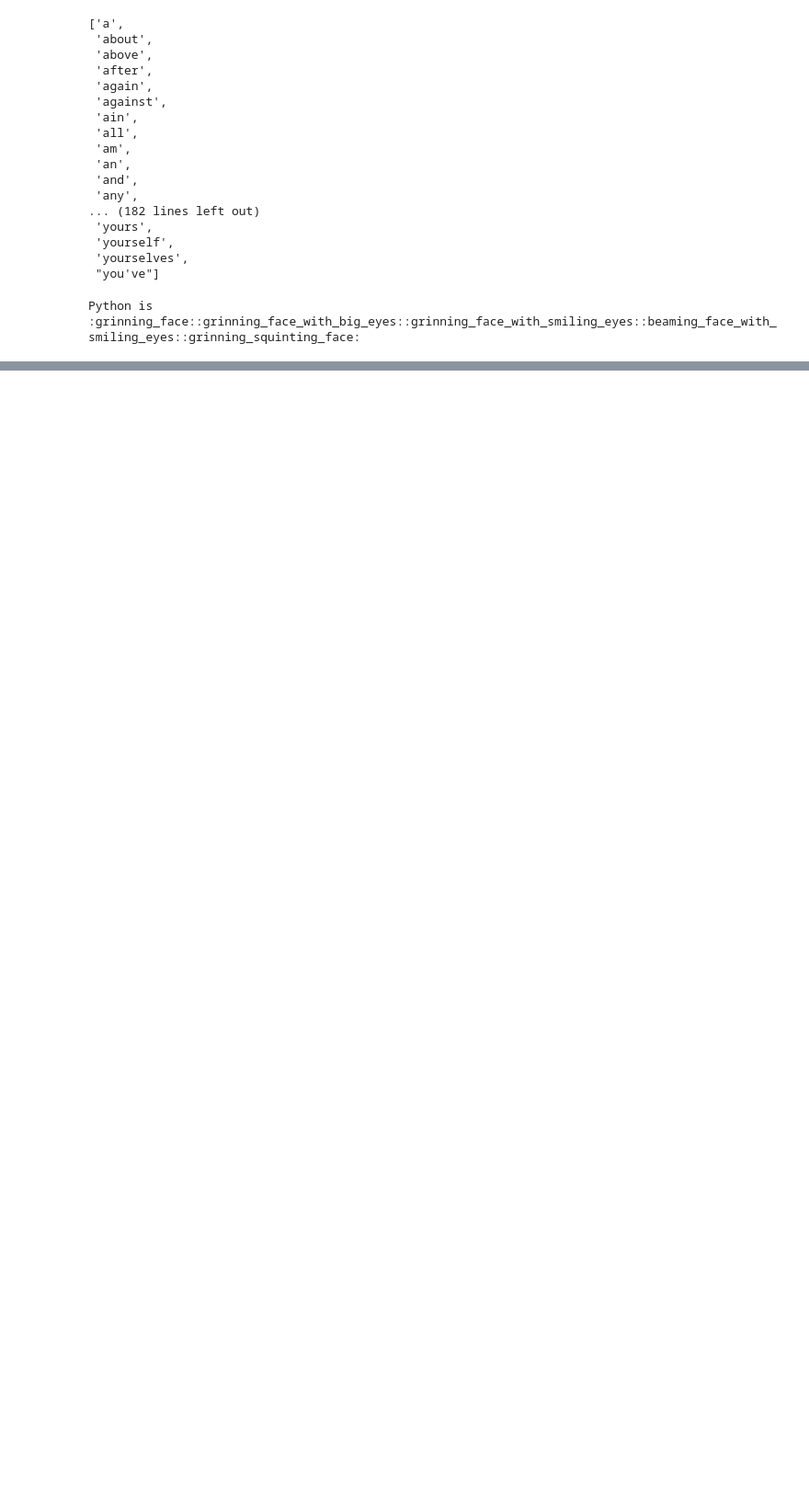
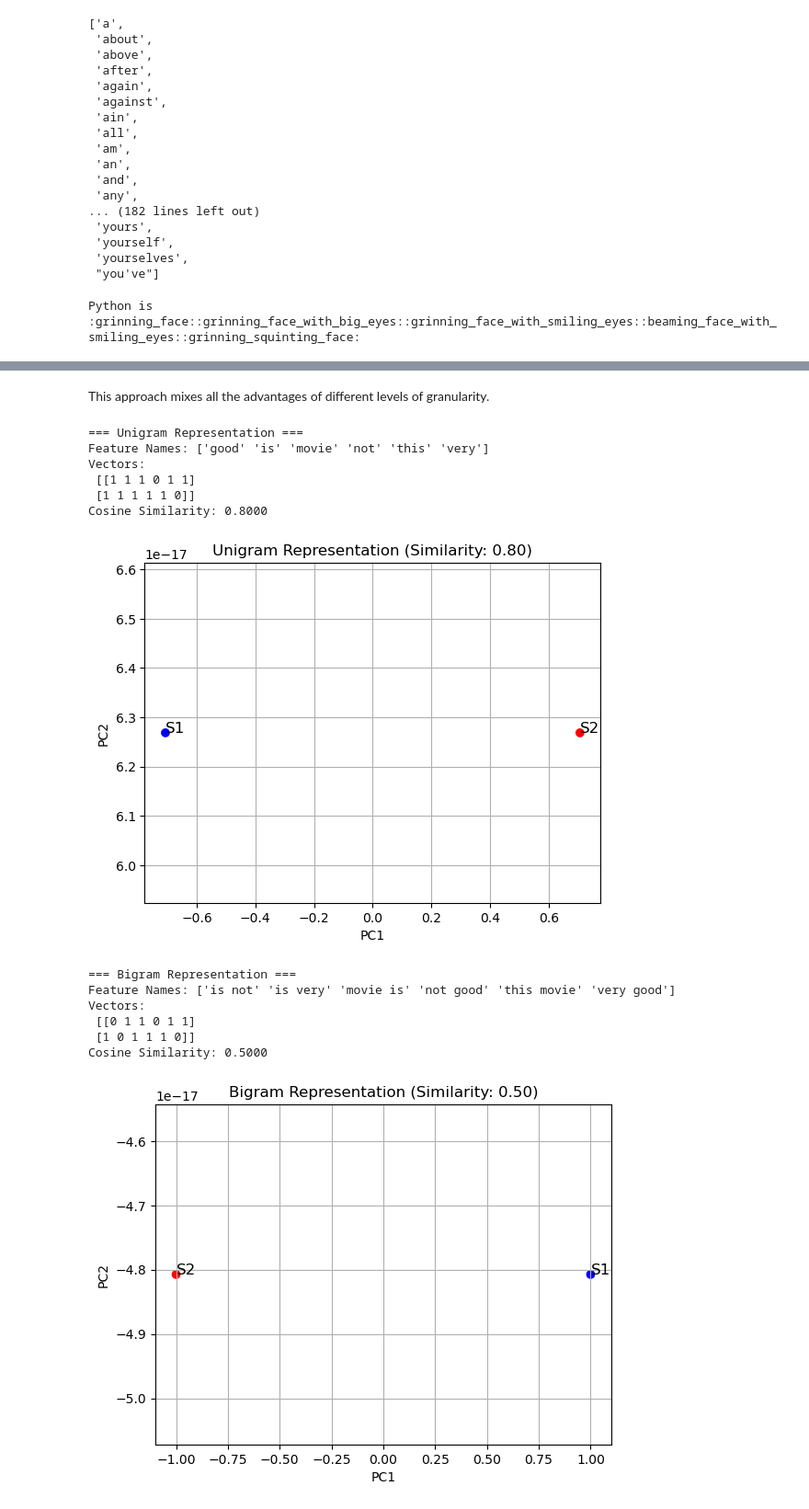
Before and after one commit to Naman-Agrawal19/DL, a Jupyter notebook: NLP.ipynb, the cells around one changed output, grey strips where cells are left out. Shown at 92% size. Cells and saved outputs as stored; diff of their text form; code cells hidden in the pictures; blank space fills up the shorter version.

```diff
--- a/NLP.ipynb
+++ b/NLP.ipynb
@@ -265,0 +829,7 @@ Python is  :grinning_face::grinning_face_with_big_eyes::grinning_face_with_smili
+# %%
+# Combined N-grams (1, 2, 3)
+vectorizer = CountVectorizer(ngram_range=(1, 3))
+X = vectorizer.fit_transform(corpus)
+
+print("All N-grams:", vectorizer.get_feature_names_out())
+print("Frequency Matrix:\n", X.toarray())
@@ -265,0 +843,65 @@ Python is  :grinning_face::grinning_face_with_big_eyes::grinning_face_with_smili
+# %% [markdown]
+This approach mixes all the advantages of different levels of granularity.
+# %%
+
+from sklearn.feature_extraction.text import CountVectorizer
+from sklearn.metrics.pairwise import cosine_similarity
+from sklearn.decomposition import PCA
+import matplotlib.pyplot as plt
+import numpy as np
+
+# Corpus
+corpus = [
+    "This movie is very good",
+    "This movie is not good"
+]
+
+# Function to process n-grams and visualize
+def process_and_visualize(ngram_range, title):
+    # Vectorization
+    vectorizer = CountVectorizer(ngram_range=ngram_range)
+    X = vectorizer.fit_transform(corpus).toarray()
+
+    # Cosine Similarity
+    similarity = cosine_similarity(X)[0, 1]
+
+    print(f"\n=== {title} ===")
+    print("Feature Names:", vectorizer.get_feature_names_out())
+    print("Vectors:\n", X)
+    print(f"Cosine Similarity: {similarity:.4f}")
+
+    # PCA for 2D projection
+    pca = PCA(n_components=2)
+    X_pca = pca.fit_transform(X)
+
+    # Plot
+    plt.figure()
+    plt.title(f"{title} (Similarity: {similarity:.2f})")
+    plt.scatter(X_pca[:, 0], X_pca[:, 1], c=['blue', 'red'])
+    for i, txt in enumerate(corpus):
+        plt.annotate(f"S{i+1}", (X_pca[i, 0], X_pca[i, 1]), fontsize=12)
+    plt.xlabel("PC1")
+    plt.ylabel("PC2")
+    plt.grid(True)
+    plt.show()
+
+# Run for unigram, bigram, trigram
+process_and_visualize((1, 1), "Unigram Representation")
+process_and_visualize((2, 2), "Bigram Representation")
+process_and_visualize((3, 3), "Trigram Representation")
+process_and_visualize((1, 3), "Combined ngrams Representation")
+# %% [output]
+=== Unigram Representation ===
+Feature Names: ['good' 'is' 'movie' 'not' 'this' 'very']
+Vectors:
+ [[1 1 1 0 1 1]
+ [1 1 1 1 1 0]]
+Cosine Similarity: 0.8000
+[figure, added]
+=== Bigram Representation ===
+Feature Names: ['is not' 'is very' 'movie is' 'not good' 'this movie' 'very good']
+Vectors:
+ [[0 1 1 0 1 1]
+ [1 0 1 1 1 0]]
+Cosine Similarity: 0.5000
+[figure, added]
```
Also changed, not shown: parts of 182 cells of this notebook, 21 other files.
